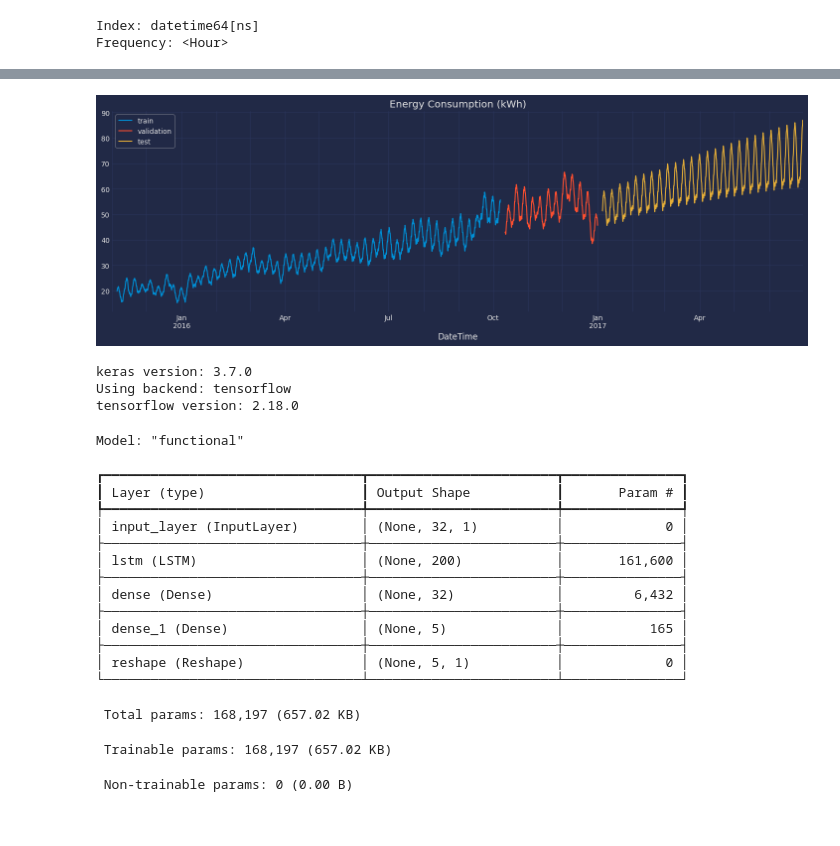
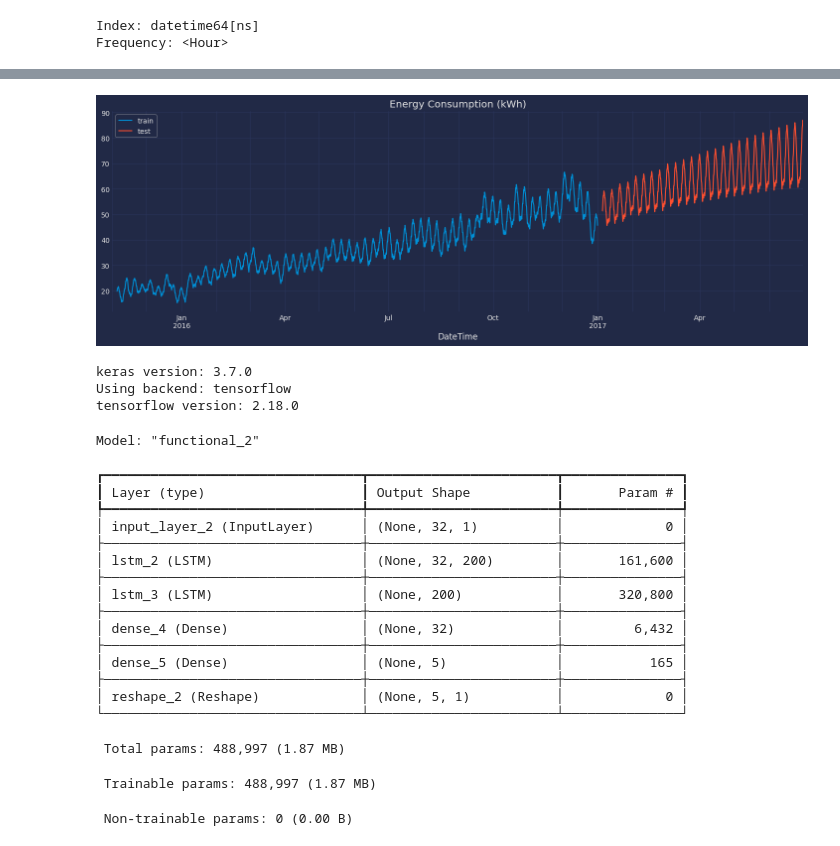
Before and after one commit to Adel2411/energy-consumption-prediction, a Jupyter notebook: skforecast_model.ipynb, the cells around one changed output, grey strips where cells are left out. Drawn from its saved outputs; the diff is of its cells as text; code cells hidden in the pictures.

Commit message:
Tried 33th submission using LSTM Model , Got second the best LSTM Score (9.97886)

```diff
--- a/skforecast_model.ipynb
+++ b/skforecast_model.ipynb
@@ -76,11 +66,11 @@ Index: datetime64[ns]
 Frequency: <Hour>
 # %%
 # Split train-validation-test
-split_index_train = int(0.8 * len(train_energy))
+# split_index_train = int(0.8 * len(train_energy))
 split_index_val = len(train_energy)
 
-train_energy_train = data[:split_index_train]
-train_energy_val = data[split_index_train:split_index_val]
+train_energy_train = data[:split_index_val]
+# train_energy_val = data[split_index_train:split_index_val]
 train_energy_test = data[split_index_val:]
 # %%
 
@@ -103,15 +92,15 @@ Dates test       : 2017-01-01 01:00:00 --- 2017-06-30 23:00:00  (n=4343)
 # %%
 # Plotting one feature
 # ==============================================================================
 set_dark_theme()
 fig, ax = plt.subplots(figsize=(16, 5))
 train_energy_train["EnergyConsumption(kWh)"].rolling(100).mean().plot(ax=ax, label="train")
-train_energy_val["EnergyConsumption(kWh)"].rolling(100).mean().plot(ax=ax, label="validation")
+# train_energy_val["EnergyConsumption(kWh)"].rolling(100).mean().plot(ax=ax, label="validation")
 train_energy_test["EnergyConsumption(kWh)"].rolling(100).mean().plot(ax=ax, label="test")
 ax.set_title("Energy Consumption (kWh)")
 ax.legend();
 # %% [output]
-[figure, old version]
+[figure, new version]
 # %%
 # Model creation
 # ==============================================================================
@@ -126,7 +115,7 @@ model = create_and_compile_model(
     lags=lags,
     steps=steps,
     recurrent_layer="LSTM",
-    recurrent_units=200,
+    recurrent_units=[200, 200],
     dense_units=32,
     optimizer=Adam(learning_rate=0.01),
     loss=MeanSquaredError()
@@ -136,22 +125,24 @@ model.summary()
 keras version: 3.7.0
 Using backend: tensorflow
 tensorflow version: 2.18.0
-Model: "functional"
+Model: "functional_2"
 ┏━━━━━━━━━━━━━━━━━━━━━━━━━━━━━━━━━┳━━━━━━━━━━━━━━━━━━━━━━━━┳━━━━━━━━━━━━━━━┓
 ┃ Layer (type)                    ┃ Output Shape           ┃       Param # ┃
 ┡━━━━━━━━━━━━━━━━━━━━━━━━━━━━━━━━━╇━━━━━━━━━━━━━━━━━━━━━━━━╇━━━━━━━━━━━━━━━┩
-│ input_layer (InputLayer)        │ (None, 32, 1)          │             0 │
+│ input_layer_2 (InputLayer)      │ (None, 32, 1)          │             0 │
 ├─────────────────────────────────┼────────────────────────┼───────────────┤
-│ lstm (LSTM)                     │ (None, 200)            │       161,600 │
+│ lstm_2 (LSTM)                   │ (None, 32, 200)        │       161,600 │
 ├─────────────────────────────────┼────────────────────────┼───────────────┤
-│ dense (Dense)                   │ (None, 32)             │         6,432 │
+│ lstm_3 (LSTM)                   │ (None, 200)            │       320,800 │
 ├─────────────────────────────────┼────────────────────────┼───────────────┤
-│ dense_1 (Dense)                 │ (None, 5)              │           165 │
+│ dense_4 (Dense)                 │ (None, 32)             │         6,432 │
 ├─────────────────────────────────┼────────────────────────┼───────────────┤
-│ reshape (Reshape)               │ (None, 5, 1)           │             0 │
+│ dense_5 (Dense)                 │ (None, 5)              │           165 │
+├─────────────────────────────────┼────────────────────────┼───────────────┤
+│ reshape_2 (Reshape)             │ (None, 5, 1)           │             0 │
 └─────────────────────────────────┴────────────────────────┴───────────────┘
- Total params: 168,197 (657.02 KB)
+ Total params: 488,997 (1.87 MB)
- Trainable params: 168,197 (657.02 KB)
+ Trainable params: 488,997 (1.87 MB)
  Non-trainable params: 0 (0.00 B)
 # %%
 # Forecaster Creation
```
Also changed, not shown: parts of 12 cells of this notebook, 3 other files.
